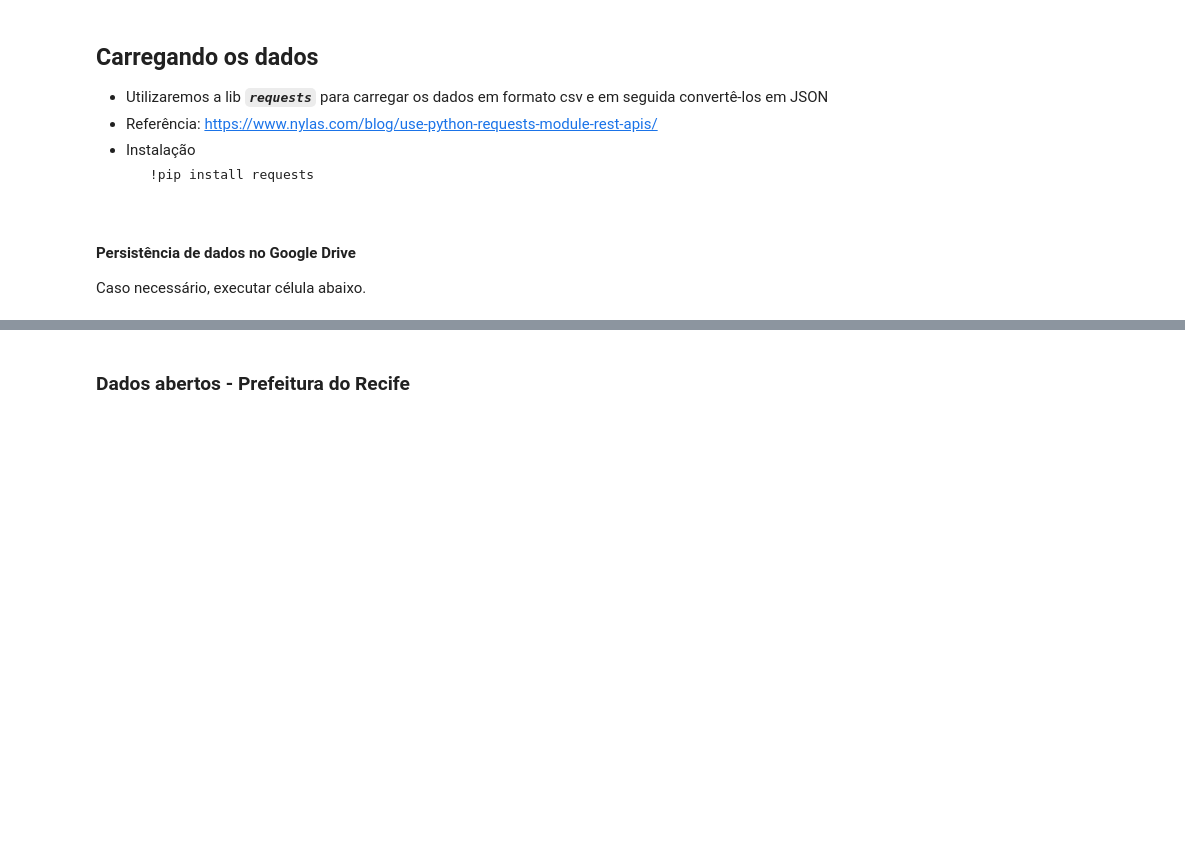
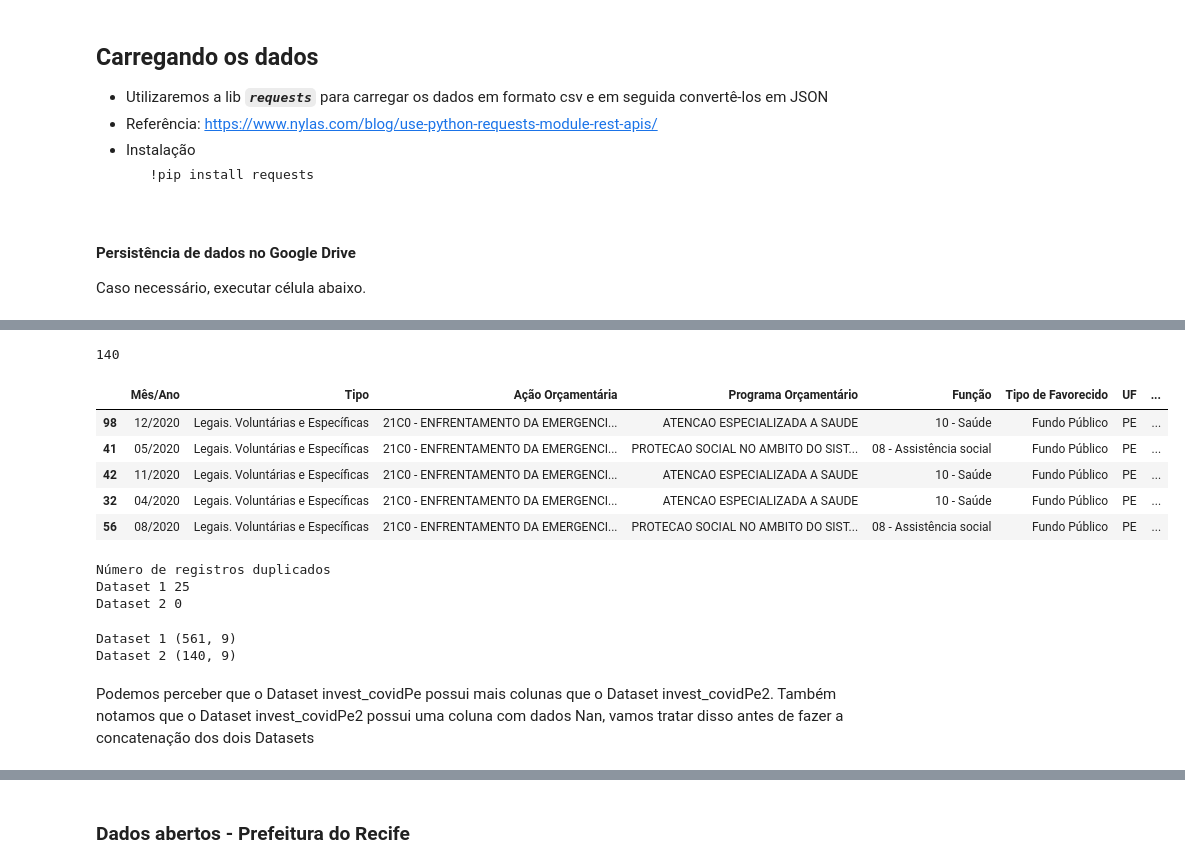
Before and after one commit to marcosw1998/Data-Science, a Jupyter notebook: Analysis_Notebook/covid_spends_brazil.ipynb, the cells around one changed output, grey strips where cells are left out. Cells and saved outputs as stored; diff of their text form; code cells hidden in the pictures; blank space fills up the shorter version.

```diff
--- a/Analysis_Notebook/covid_spends_brazil.ipynb
+++ b/Analysis_Notebook/covid_spends_brazil.ipynb
@@ -38,0 +60,30 @@ dados_tcu = requests.get("http://www.portaltransparencia.gov.br/coronavirus").js
+# %%
+#Validando os dados do dataset invest_covidPe2
+print(len(invest_covidPe2))
+invest_covidPe2.sort_values("Município").head()
+# %% [output]
+140
+|  | Mês/Ano | Tipo | Ação Orçamentária | Programa Orçamentário | Função | Tipo de Favorecido | UF | ... |
+| 98 | 12/2020 | Legais. Voluntárias e Específicas | 21C0 - ENFRENTAMENTO DA EMERGENCI... | ATENCAO ESPECIALIZADA A SAUDE | 10 - Saúde | Fundo Público | PE | ... |
+| 41 | 05/2020 | Legais. Voluntárias e Específicas | 21C0 - ENFRENTAMENTO DA EMERGENCI... | PROTECAO SOCIAL NO AMBITO DO SIST... | 08 - Assistência social | Fundo Público | PE | ... |
+| 42 | 11/2020 | Legais. Voluntárias e Específicas | 21C0 - ENFRENTAMENTO DA EMERGENCI... | ATENCAO ESPECIALIZADA A SAUDE | 10 - Saúde | Fundo Público | PE | ... |
+| 32 | 04/2020 | Legais. Voluntárias e Específicas | 21C0 - ENFRENTAMENTO DA EMERGENCI... | ATENCAO ESPECIALIZADA A SAUDE | 10 - Saúde | Fundo Público | PE | ... |
+| 56 | 08/2020 | Legais. Voluntárias e Específicas | 21C0 - ENFRENTAMENTO DA EMERGENCI... | PROTECAO SOCIAL NO AMBITO DO SIST... | 08 - Assistência social | Fundo Público | PE | ... |
+# %%
+# Verificando se existem registros duplicados
+print("Número de registros duplicados")
+print("Dataset 1",len(invest_covidPe[invest_covidPe.duplicated()]))
+print("Dataset 2",len(invest_covidPe2[invest_covidPe2.duplicated()]))
+# %% [output]
+Número de registros duplicados
+Dataset 1 25
+Dataset 2 0
+# %%
+#Quantidade de linhas e colunas nos datasets
+print('Dataset 1',invest_covidPe.shape)
+print('Dataset 2',invest_covidPe2.shape)
+# %% [output]
+Dataset 1 (561, 9)
+Dataset 2 (140, 9)
+# %% [markdown]
+Podemos perceber que o Dataset invest_covidPe possui mais colunas que o Dataset invest_covidPe2.  Também notamos que o Dataset invest_covidPe2 possui uma coluna com dados Nan, vamos tratar disso antes de fazer a concatenação dos dois Datasets
```
Also changed, not shown: parts of 19 cells of this notebook.
